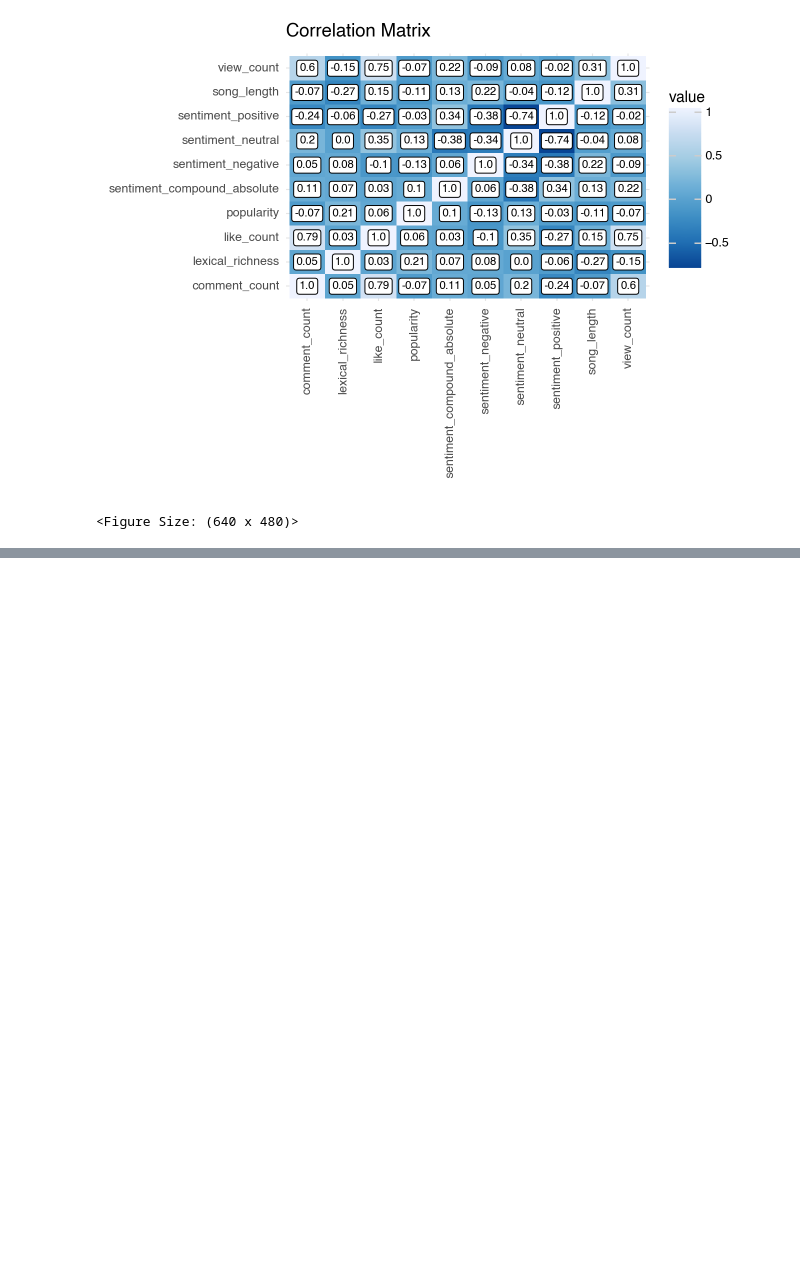
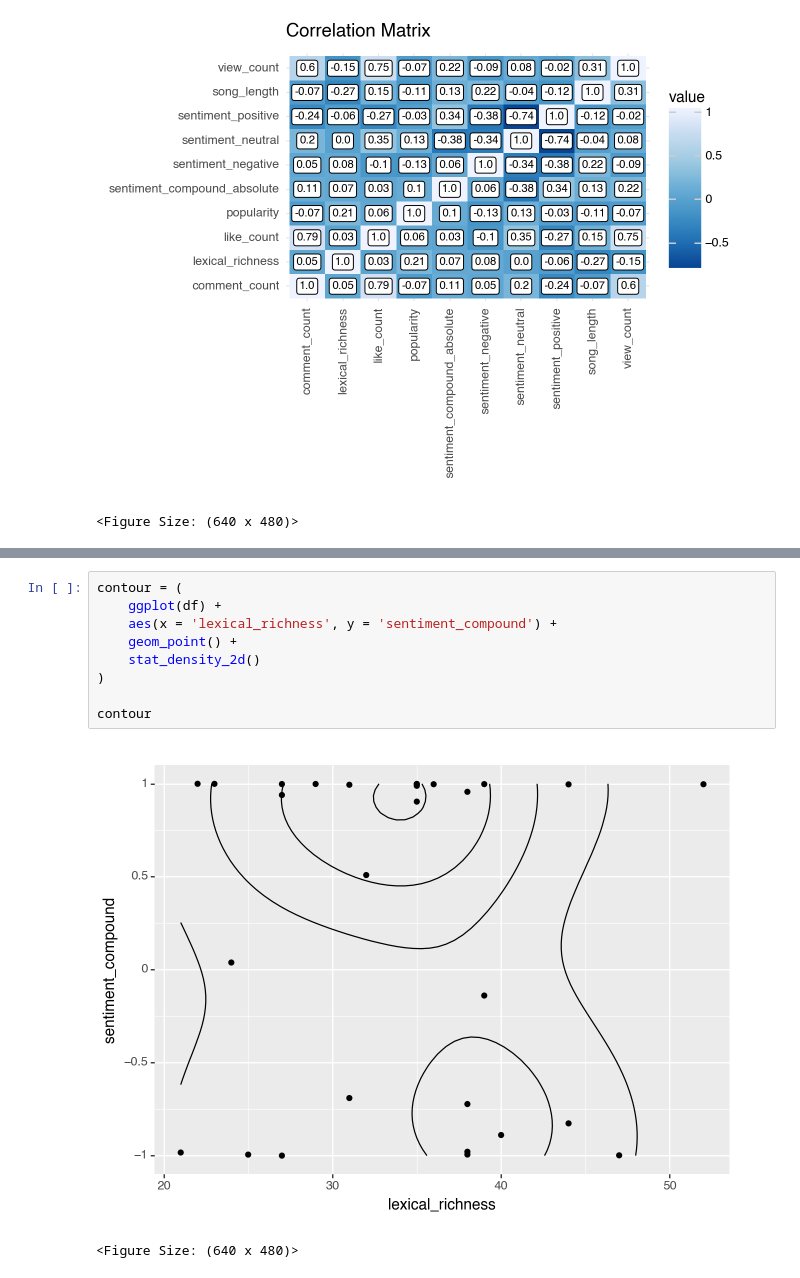
Before and after one commit to lse-ds105/ds105a-project-music-metrics, a Jupyter notebook: notebooks/ruikai_2024.ipynb, the cells around one changed output, grey strips where cells are left out. Drawn from its saved outputs; the diff is of its cells as text; blank space fills up the shorter version.

```diff
--- a/notebooks/ruikai_2024.ipynb
+++ b/notebooks/ruikai_2024.ipynb
@@ -361,0 +396,12 @@ g
+# %%
+contour = (
+    ggplot(df) +
+    aes(x = 'lexical_richness', y = 'sentiment_compound') +
+    geom_point() +
+    stat_density_2d()
+)
+
+contour
+# %% [output]
+[figure, added]
+<Figure Size: (640 x 480)>
```
Also changed, not shown: parts of 4 cells of this notebook.
